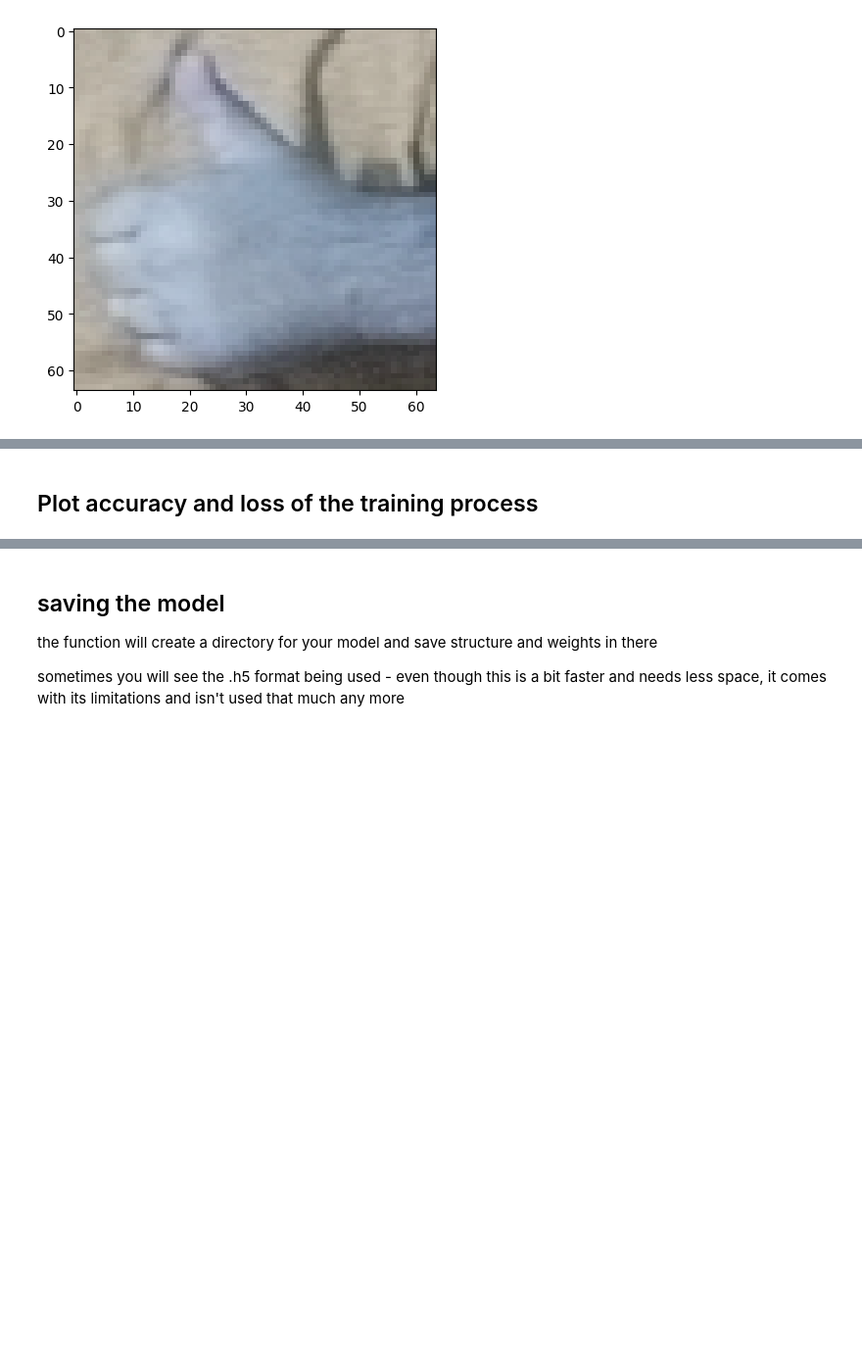
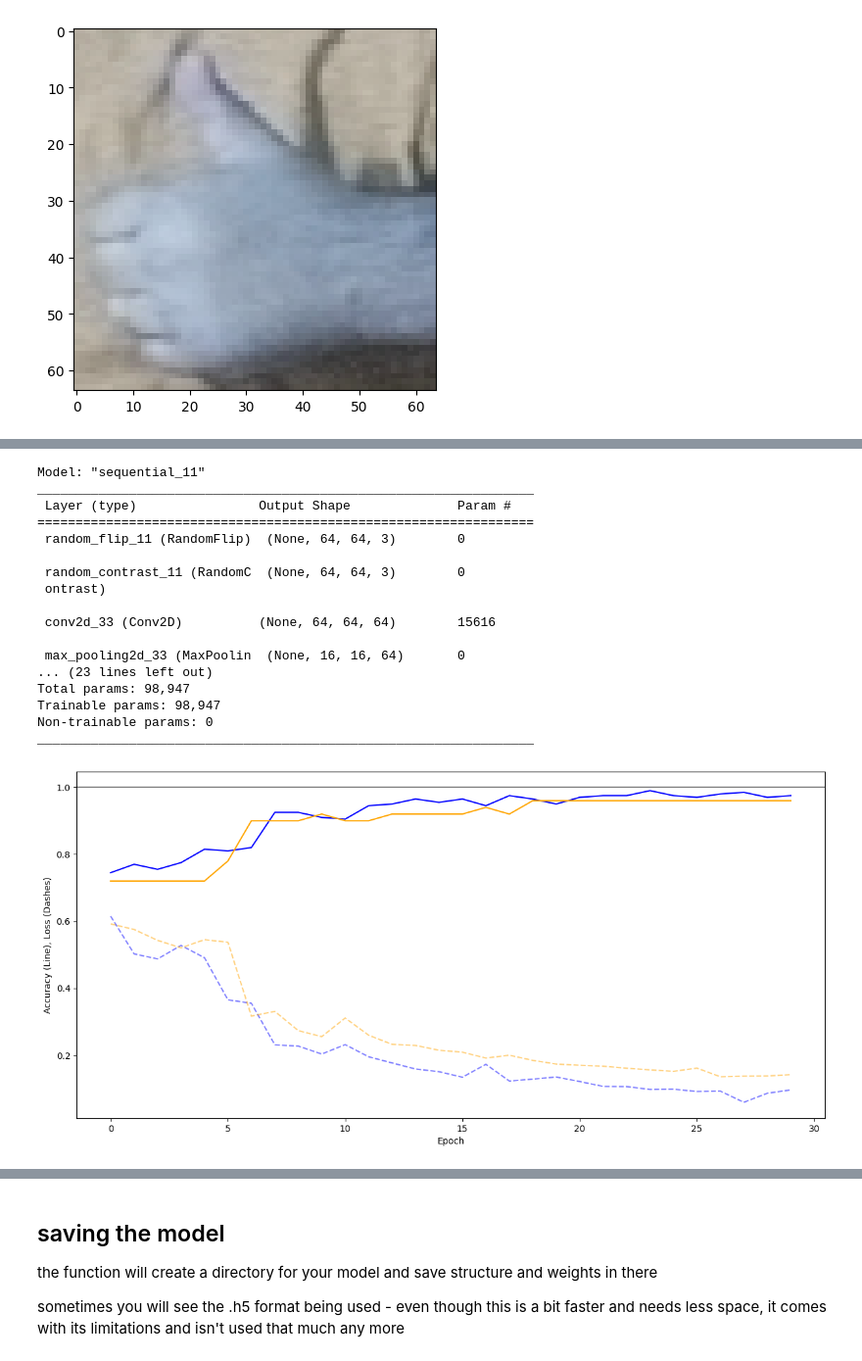
Before and after one commit to ITT23/assignment-05-cnn-Rusi91, a Jupyter notebook: 01-hyperparameters/hyperparameters.ipynb, the cells around one changed output, grey strips where cells are left out. Shown at 98% size. Drawn from its saved outputs; the diff is of its cells as text; code cells hidden in the pictures; blank space fills up the shorter version.

```diff
--- a/01-hyperparameters/hyperparameters.ipynb
+++ b/01-hyperparameters/hyperparameters.ipynb
@@ -45,6 +45,12 @@ SIZE = (IMG_SIZE, IMG_SIZE)
 # set to 1 to convert to grayscale
 # set to 3 to use color images
 COLOR_CHANNELS = 3
+# %%
+FIRST_CONDITION = 250
+SECOND_CONDITION = 200
+THIRD_CONDITION =  150
+FOURTH_CONDITION = 100
+FIFTH_CONDITION = 50
 # %% [markdown]
 ## helper function to load and parse annotations
 # %%
@@ -218,0 +227,22 @@ def train_model(dataset_size):
+# %%
+def show_training_results(history, model):
+
+    model.summary()
+
+    loss = history.history['loss']
+    val_loss = history.history['val_loss']
+    accuracy = history.history['accuracy']
+    val_accuracy = history.history['val_accuracy']
+
+    fig = plt.figure(figsize=(15, 7))
+    ax = plt.gca()
+
+    ax.set_xlabel('Epoch')
+    ax.set_ylabel('Accuracy (Line), Loss (Dashes)')
+
+    ax.axhline(1, color='gray')
+
+    plt.plot(accuracy, color='blue')
+    plt.plot(val_accuracy, color='orange')
+    plt.plot(loss, '--', color='blue', alpha=0.5)
+    plt.plot(val_loss, '--', color='orange', alpha=0.5)
@@ -219,2 +251,2 @@ def train_model(dataset_size):
 # %%
-history, model = train_model(250)
+history, model = train_model(FIRST_CONDITION)
@@ -224,2 +270,0 @@ model.summary()
-# %% [markdown]
-## Plot accuracy and loss of the training process
@@ -243,0 +271,21 @@ plt.plot(val_loss, '--', color='orange', alpha=0.5)
+# %%
+show_training_results(history, model)
+# %% [output]
+Model: "sequential_11"
+_________________________________________________________________
+ Layer (type)                Output Shape              Param #
+=================================================================
+ random_flip_11 (RandomFlip)  (None, 64, 64, 3)        0
+
+ random_contrast_11 (RandomC  (None, 64, 64, 3)        0
+ ontrast)
+
+ conv2d_33 (Conv2D)          (None, 64, 64, 64)        15616
+
+ max_pooling2d_33 (MaxPoolin  (None, 16, 16, 64)       0
+... (23 lines left out)
+Total params: 98,947
+Trainable params: 98,947
+Non-trainable params: 0
+_________________________________________________________________
+[figure, added]
```
Also changed, not shown: parts of 17 cells of this notebook.
